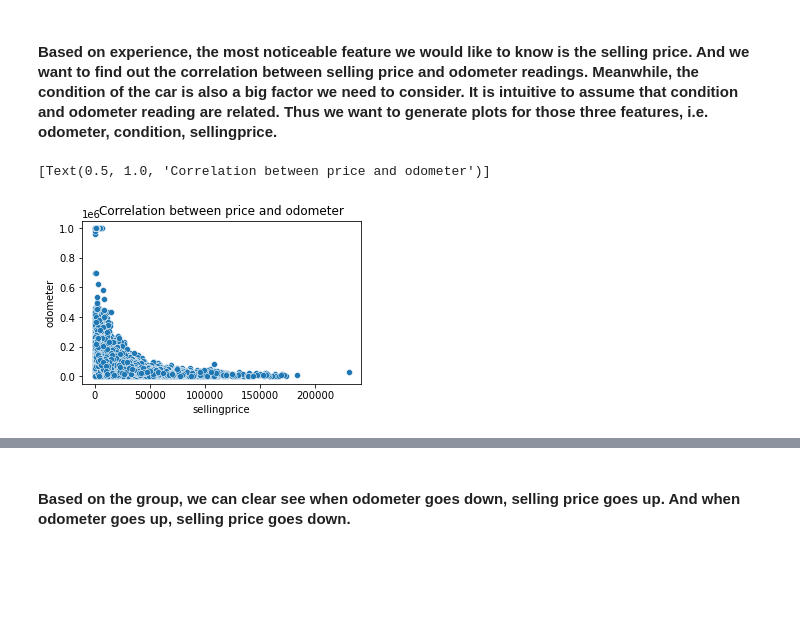
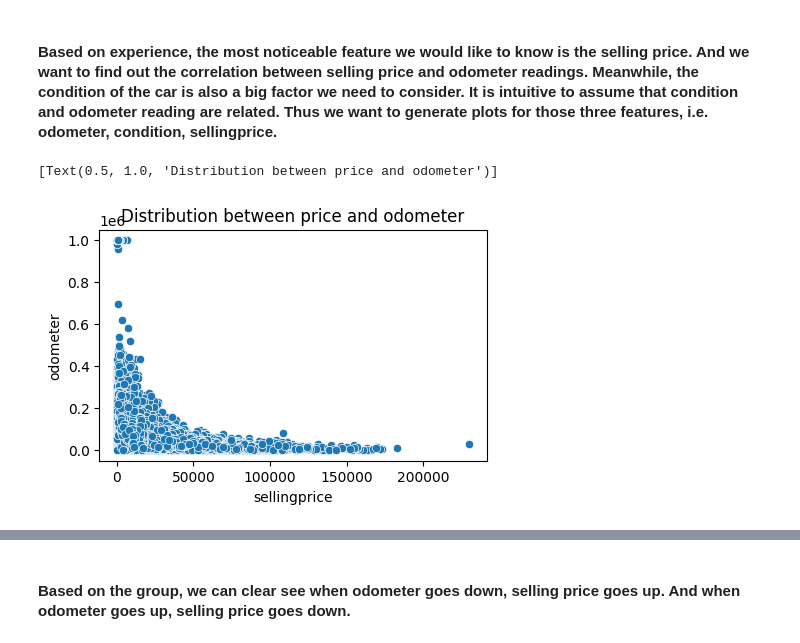
Before and after one commit to yiyuancui/car-price-analysis, a Jupyter notebook: car_price_analysis.ipynb, the cells around one changed output, grey strips where cells are left out. Cells and saved outputs as stored; diff of their text form; code cells hidden in the pictures; blank space fills up the shorter version.

```diff
--- a/car_price_analysis.ipynb
+++ b/car_price_analysis.ipynb
@@ -53,7 +53,7 @@ column_names
 # %% [markdown]
 ####  Based on experience, the most noticeable feature we would like to know is the selling price. And we want to find out the correlation between selling price and odometer readings. Meanwhile, the condition of the car is also a big factor we need to consider. It is intuitive to assume that condition and odometer reading are related. Thus we want to generate plots for those three features, i.e. odometer, condition, sellingprice.
 # %%
-sns.scatterplot(x=df.sellingprice,y=df.odometer).set(title="Correlation between price and odometer")
+sns.scatterplot(x=df.sellingprice,y=df.odometer).set(title="Distribution between price and odometer")
 # %% [output]
-[Text(0.5, 1.0, 'Correlation between price and odometer')]
+[Text(0.5, 1.0, 'Distribution between price and odometer')]
-[figure, old version]
+[figure, new version]
```
Also changed, not shown: parts of 14 cells of this notebook, 25 other files.
